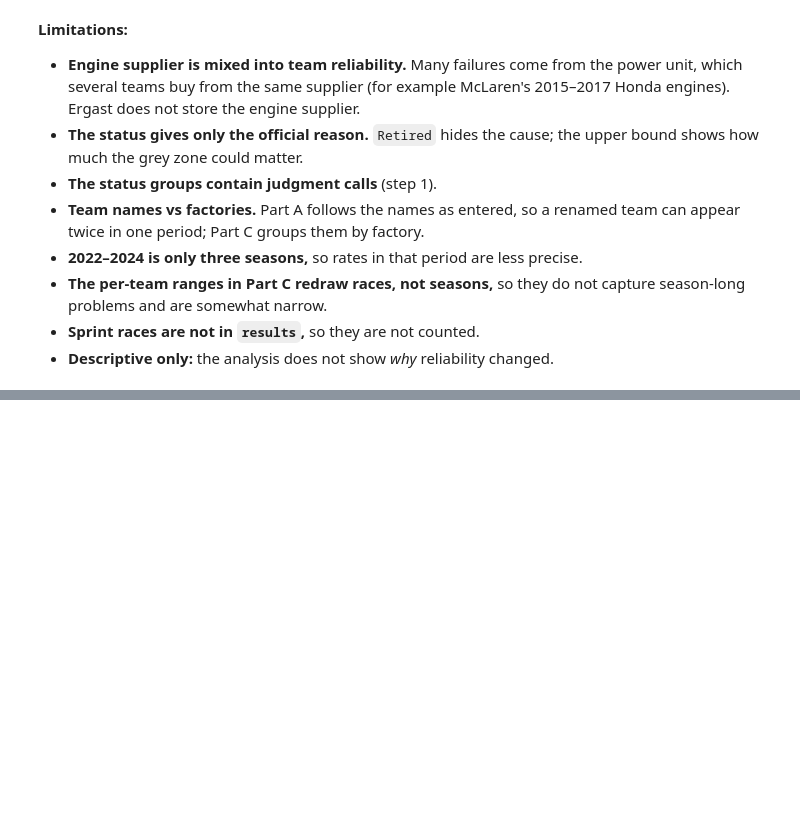
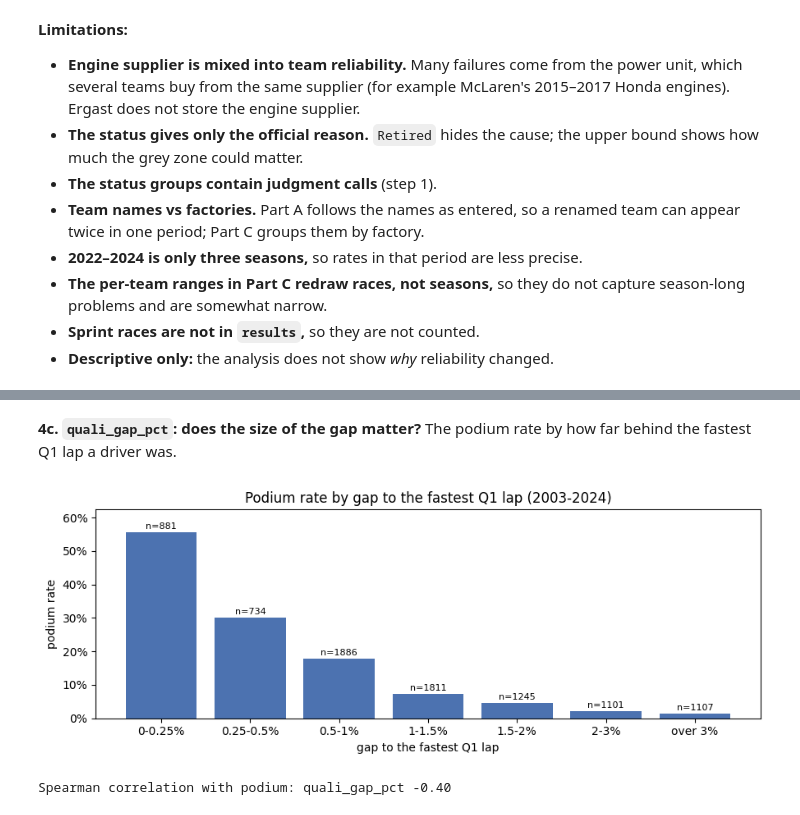
Before and after one commit to sal-tarek/ACL_F1_Predictions, a Jupyter notebook: acl_milestone1.ipynb, the cells around one changed output, grey strips where cells are left out. Cells and saved outputs as stored; diff of their text form; code cells hidden in the pictures; blank space fills up the shorter version.

```diff
--- a/acl_milestone1.ipynb
+++ b/acl_milestone1.ipynb
@@ -6980,0 +7169,21 @@ Q3 answers (✓ = in the top group under every minimum sample)
+# %% [markdown]
+**4c. `quali_gap_pct`: does the size of the gap matter?** The podium rate by how far behind the fastest Q1 lap a driver was.
+# %%
+g = fe[model_rows & (fe.year >= 2003) & fe.quali_gap_pct.notna()]
+gap_bins = pd.cut(g.quali_gap_pct, [-0.01, 0.25, 0.5, 1, 1.5, 2, 3, np.inf],
+                  labels=['0-0.25%', '0.25-0.5%', '0.5-1%', '1-1.5%', '1.5-2%', '2-3%', 'over 3%'])
+by_gap = g.groupby(gap_bins, observed=True).podium.agg(['size', 'mean'])
+
+fig, ax = plt.subplots(figsize=(9, 3.5))
+ax.bar(by_gap.index.astype(str), by_gap['mean'], color='#4C72B0')
+for i, (n, r) in enumerate(zip(by_gap['size'], by_gap['mean'])):
+    ax.text(i, r + 0.01, f'n={n}', ha='center', fontsize=8)
+ax.set_ylim(0, by_gap['mean'].max() * 1.12)
+ax.yaxis.set_major_formatter(plt.FuncFormatter(lambda v, _: f'{v:.0%}'))
+ax.set(xlabel='gap to the fastest Q1 lap', ylabel='podium rate', title='Podium rate by gap to the fastest Q1 lap (2003-2024)')
+plt.tight_layout(); plt.show()
+
+print(f'Spearman correlation with podium: quali_gap_pct {stats.spearmanr(g.quali_gap_pct, g.podium)[0]:.2f}')
+# %% [output]
+[figure, added]
+Spearman correlation with podium: quali_gap_pct -0.40
```
Also changed, not shown: parts of 17 cells of this notebook.
